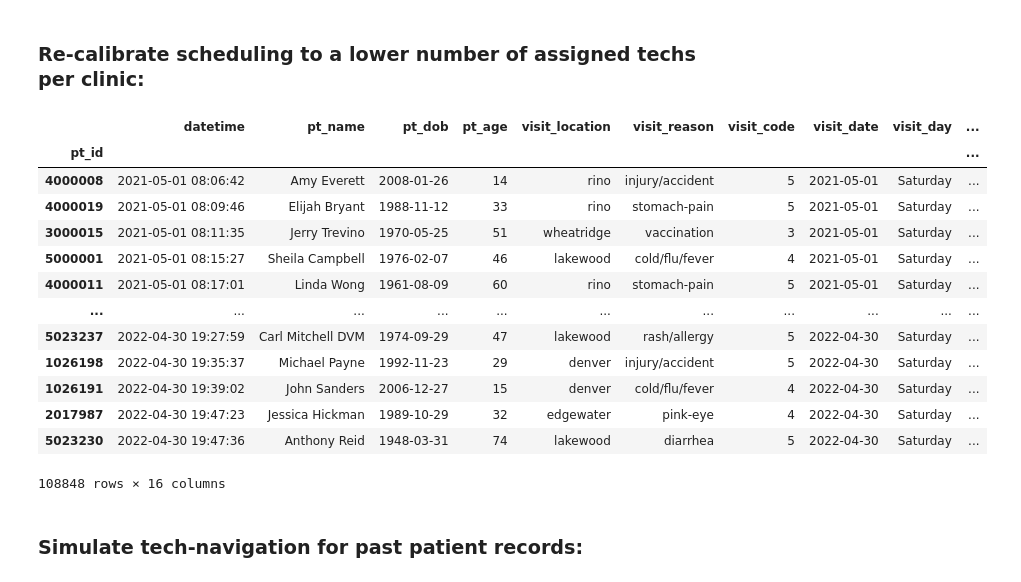
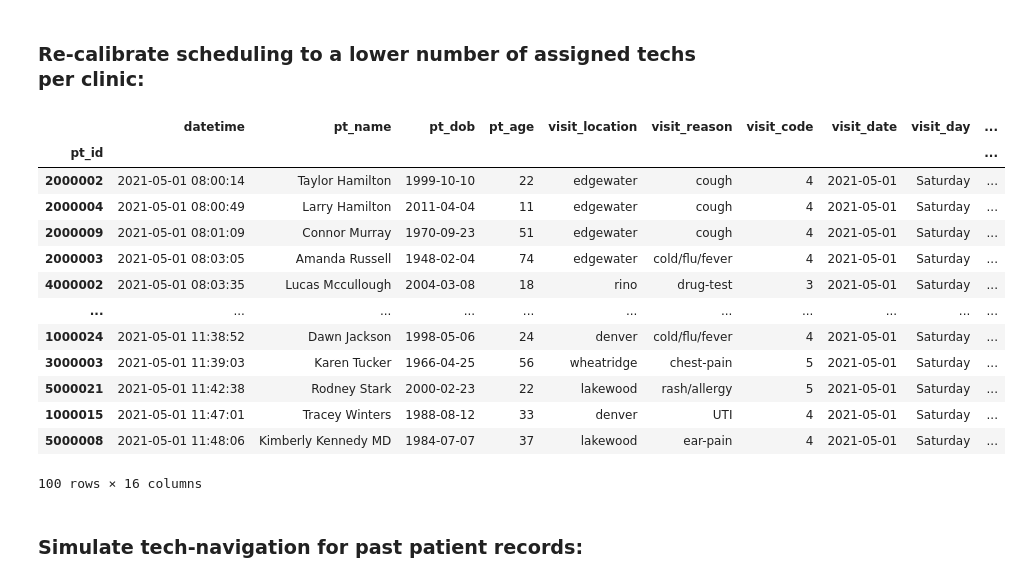
Before and after one commit to rc-9/TecNav, a Jupyter notebook: uc_navigator.ipynb, the cells around one changed output. Saved outputs shown, nothing was run; the diff lists cells and outputs as text; code cells hidden in the pictures.

```diff
--- a/uc_navigator.ipynb
+++ b/uc_navigator.ipynb
@@ -173,23 +175,24 @@ df['new_num_techs'] = df.assigned_num_techs.apply(lambda x: x-1)
 # df['new_num_techs'] = df[['visit_date', 'visit_location']] \
 #     .apply(lambda x: (x[0], x[1]), axis=1) \
 #     .map(schedule_dict)
-# %%
-df
-# %% [output]
-|  | datetime | pt_name | pt_dob | pt_age | visit_location | visit_reason | visit_code | visit_date | visit_day | ... |
-| pt_id |  |  |  |  |  |  |  |  |  | ... |
-| 4000008 | 2021-05-01 08:06:42 | Amy Everett | 2008-01-26 | 14 | rino | injury/accident | 5 | 2021-05-01 | Saturday | ... |
-| 4000019 | 2021-05-01 08:09:46 | Elijah Bryant | 1988-11-12 | 33 | rino | stomach-pain | 5 | 2021-05-01 | Saturday | ... |
-| 3000015 | 2021-05-01 08:11:35 | Jerry Trevino | 1970-05-25 | 51 | wheatridge | vaccination | 3 | 2021-05-01 | Saturday | ... |
-| 5000001 | 2021-05-01 08:15:27 | Sheila Campbell | 1976-02-07 | 46 | lakewood | cold/flu/fever | 4 | 2021-05-01 | Saturday | ... |
-| 4000011 | 2021-05-01 08:17:01 | Linda Wong | 1961-08-09 | 60 | rino | stomach-pain | 5 | 2021-05-01 | Saturday | ... |
-| ... | ... | ... | ... | ... | ... | ... | ... | ... | ... | ... |
-| 5023237 | 2022-04-30 19:27:59 | Carl Mitchell DVM | 1974-09-29 | 47 | lakewood | rash/allergy | 5 | 2022-04-30 | Saturday | ... |
-| 1026198 | 2022-04-30 19:35:37 | Michael Payne | 1992-11-23 | 29 | denver | injury/accident | 5 | 2022-04-30 | Saturday | ... |
-| 1026191 | 2022-04-30 19:39:02 | John Sanders | 2006-12-27 | 15 | denver | cold/flu/fever | 4 | 2022-04-30 | Saturday | ... |
-| 2017987 | 2022-04-30 19:47:23 | Jessica Hickman | 1989-10-29 | 32 | edgewater | pink-eye | 4 | 2022-04-30 | Saturday | ... |
-| 5023230 | 2022-04-30 19:47:36 | Anthony Reid | 1948-03-31 | 74 | lakewood | diarrhea | 5 | 2022-04-30 | Saturday | ... |
-108848 rows × 16 columns
+# %%
+df = df[:100]
+df
+# %% [output]
+|  | datetime | pt_name | pt_dob | pt_age | visit_location | visit_reason | visit_code | visit_date | visit_day | ... |
+| pt_id |  |  |  |  |  |  |  |  |  | ... |
+| 2000002 | 2021-05-01 08:00:14 | Taylor Hamilton | 1999-10-10 | 22 | edgewater | cough | 4 | 2021-05-01 | Saturday | ... |
+| 2000004 | 2021-05-01 08:00:49 | Larry Hamilton | 2011-04-04 | 11 | edgewater | cough | 4 | 2021-05-01 | Saturday | ... |
+| 2000009 | 2021-05-01 08:01:09 | Connor Murray | 1970-09-23 | 51 | edgewater | cough | 4 | 2021-05-01 | Saturday | ... |
+| 2000003 | 2021-05-01 08:03:05 | Amanda Russell | 1948-02-04 | 74 | edgewater | cold/flu/fever | 4 | 2021-05-01 | Saturday | ... |
+| 4000002 | 2021-05-01 08:03:35 | Lucas Mccullough | 2004-03-08 | 18 | rino | drug-test | 3 | 2021-05-01 | Saturday | ... |
+| ... | ... | ... | ... | ... | ... | ... | ... | ... | ... | ... |
+| 1000024 | 2021-05-01 11:38:52 | Dawn Jackson | 1998-05-06 | 24 | denver | cold/flu/fever | 4 | 2021-05-01 | Saturday | ... |
+| 3000003 | 2021-05-01 11:39:03 | Karen Tucker | 1966-04-25 | 56 | wheatridge | chest-pain | 5 | 2021-05-01 | Saturday | ... |
+| 5000021 | 2021-05-01 11:42:38 | Rodney Stark | 2000-02-23 | 22 | lakewood | rash/allergy | 5 | 2021-05-01 | Saturday | ... |
+| 1000015 | 2021-05-01 11:47:01 | Tracey Winters | 1988-08-12 | 33 | denver | UTI | 4 | 2021-05-01 | Saturday | ... |
+| 5000008 | 2021-05-01 11:48:06 | Kimberly Kennedy MD | 1984-07-07 | 37 | lakewood | ear-pain | 4 | 2021-05-01 | Saturday | ... |
+100 rows × 16 columns
 # %% [markdown]
 ### Simulate tech-navigation for past patient records:
 # %% [markdown]
```
Also changed, not shown: parts of 4 cells of this notebook, 6 other files.
